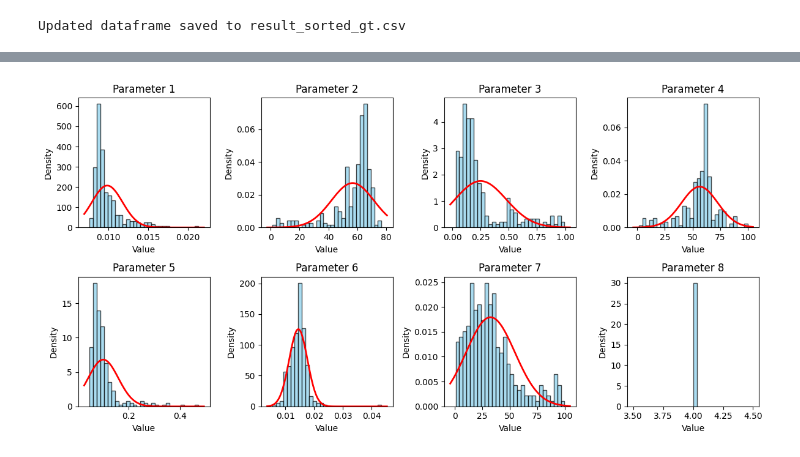
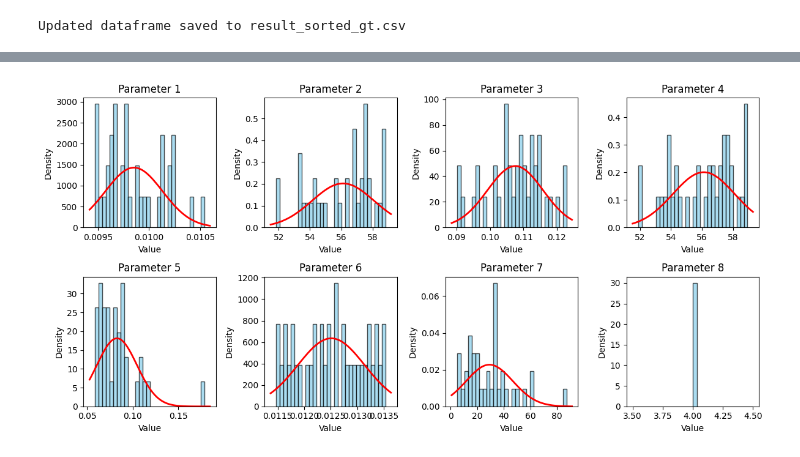
Before and after one commit to oritzhaki/HH_final_project, a Jupyter notebook: Production_Generated/ResultDataframe/produce_conclusions.ipynb, the cells around one changed output, grey strips where cells are left out. Saved outputs shown, nothing was run; the diff lists cells and outputs as text; code cells hidden in the pictures.

Commit message:
Adding Results Train Test

```diff
--- a/Production_Generated/ResultDataframe/produce_conclusions.ipynb
+++ b/Production_Generated/ResultDataframe/produce_conclusions.ipynb
@@ -81,7 +81,7 @@ Updated dataframe saved to result_sorted_gt.csv
 # %%
 
 # read CSV file
-df = pd.read_csv('result_sorted_loss.csv')
+df = pd.read_csv('GoodRuns.csv')
 
 # initialize a list of 8 zeros to store the sum for each parameter
 param_sum_BestSol1 = [0] * 8
@@ -106,7 +106,7 @@ import pandas as pd
 import numpy as np
 
 # read CSV file
-df = pd.read_csv('result_sorted_loss.csv')
+df = pd.read_csv('GoodRuns.csv')
 
 # initialize a list of 8 zeros to store the sum for each parameter
 param_sum = [0] * 8
@@ -147,7 +147,7 @@ import pandas as pd
 import numpy as np
 
 # read CSV file
-df = pd.read_csv('result_sorted_loss.csv')
+df = pd.read_csv('GoodRuns.csv')
 
 # initialize empty NumPy arrays for each parameter
 param1_arr = np.empty(len(df))
@@ -190,32 +198,41 @@ import numpy as np
 import matplotlib.pyplot as plt
 from scipy.stats import norm
 
+def get_lim(i):
+    if i == 2 or i == 4 or i == 7:
+        return [0,100]
+    elif i == 1 or i == 6:
+        return [0,0.1]
+    elif i == 3 or i == 5:
+        return [0,1]
+    else:
+        return [0,10]
 # Create subplots for each parameter
 fig, axs = plt.subplots(2, 4, figsize=(12, 6))
 axs = axs.flatten()
 
 # Plot histograms and fitted Gaussian curves for each parameter
 for i, arr in enumerate([param1_arr, param2_arr, param3_arr, param4_arr, param5_arr, param6_arr, param7_arr, param8_arr]):
     mu, std = norm.fit(arr)
 
     # Plot histogram
     axs[i].hist(arr, bins=30, density=True, alpha=0.7, color='skyblue', edgecolor='black')
 
     # Plot fitted Gaussian curve
     xmin, xmax = axs[i].get_xlim()
     x = np.linspace(xmin, xmax, 100)
     p = norm.pdf(x, mu, std)
     axs[i].plot(x, p, 'r', linewidth=2)
 
     # Set plot title and labels
     axs[i].set_title(f'Parameter {i+1}')
     axs[i].set_xlabel('Value')
     axs[i].set_ylabel('Density')
 
 # Adjust spacing between subplots
 fig.tight_layout()
 
 # Show the plot
 plt.show()
 # %% [output]
-[figure, old version]
+[figure, new version]
```
Also changed, not shown: parts of 5 cells of this notebook, 6 other files.
